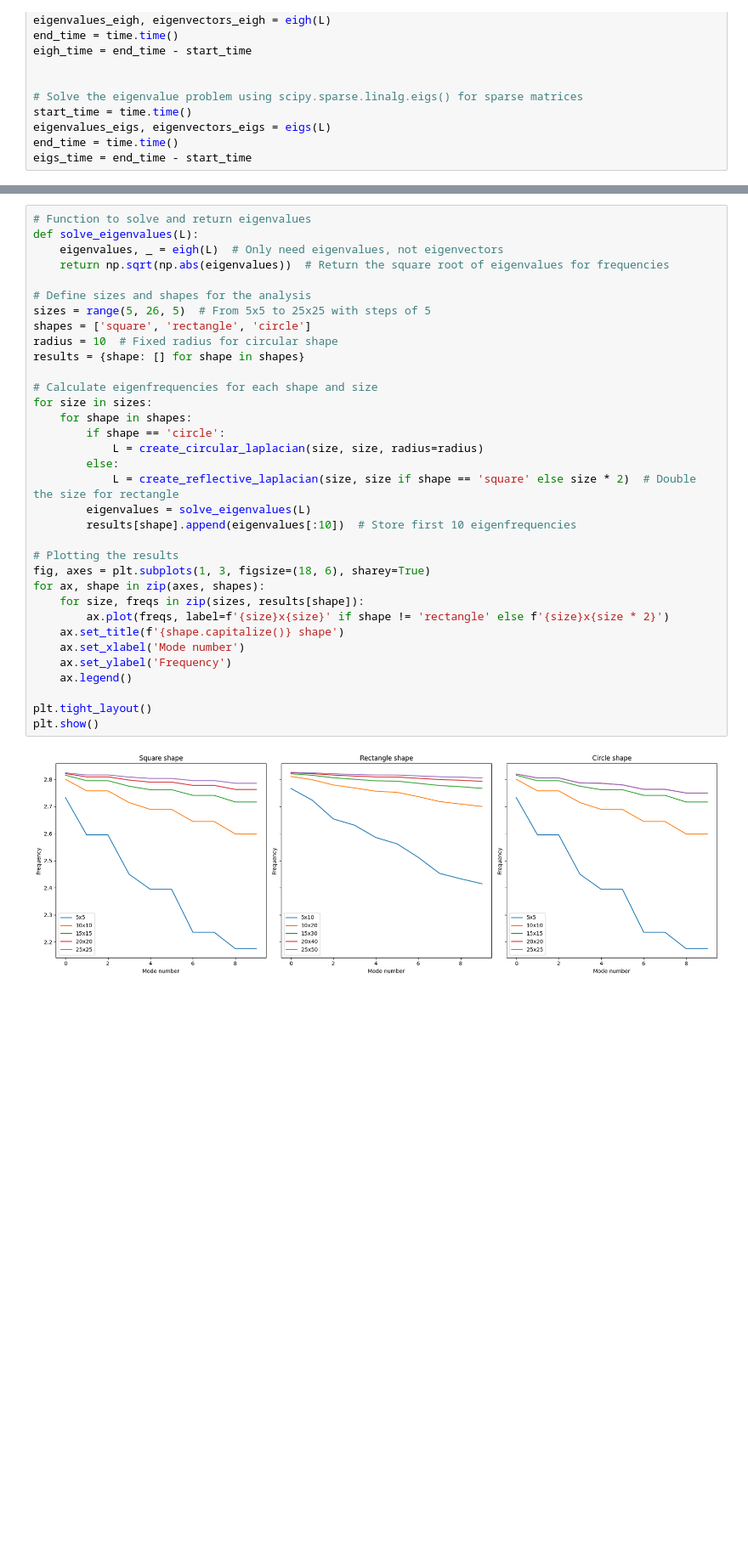
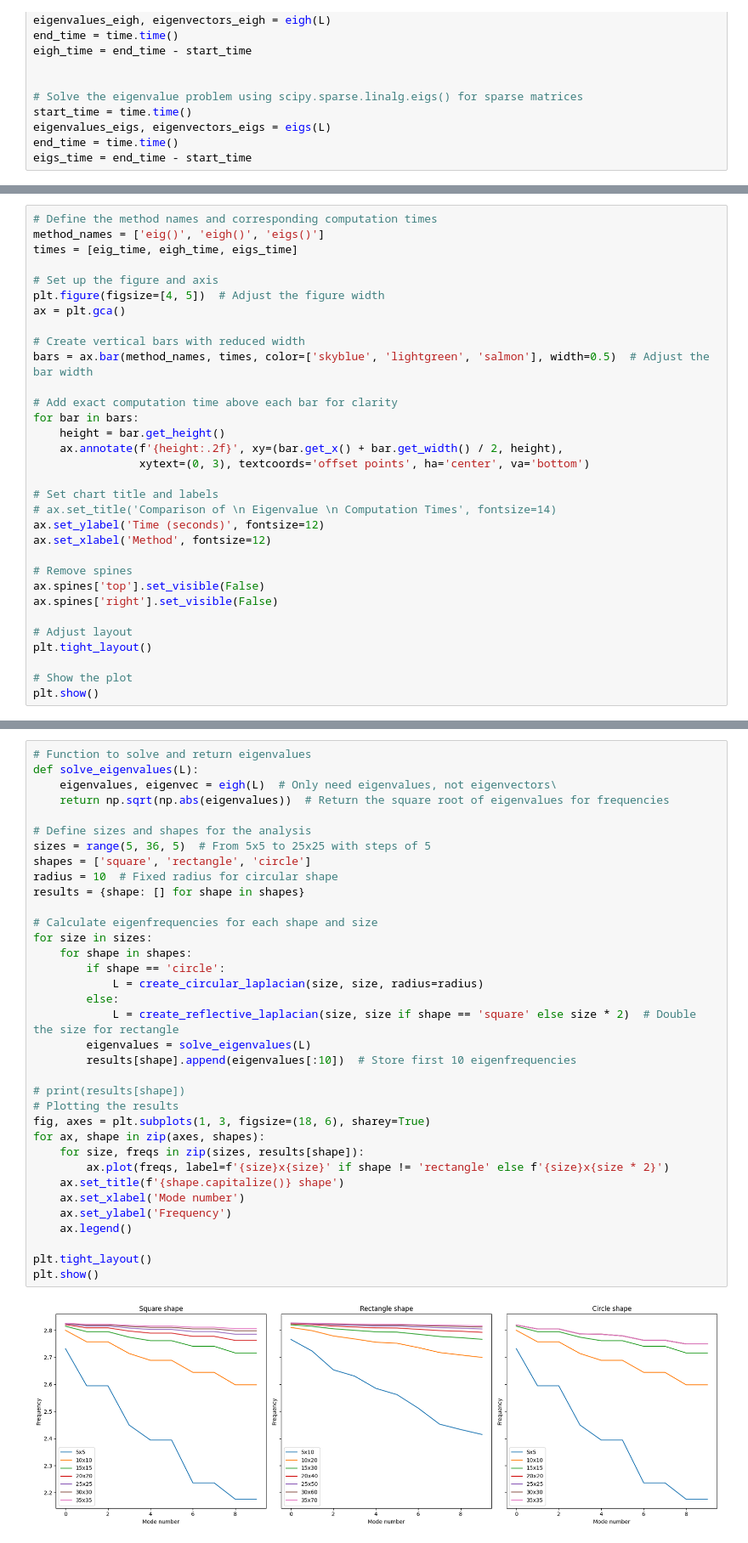
Before and after one commit to koenweverink/ScientificComputing, a Jupyter notebook: Set3.ipynb, the cells around one changed output, grey strips where cells are left out. Shown at 85% size. Saved outputs shown, nothing was run; the diff lists cells and outputs as text; blank space fills up the shorter version.

```diff
--- a/Set3.ipynb
+++ b/Set3.ipynb
@@ -264,0 +388,32 @@ plt.show()
+# %%
+# Define the method names and corresponding computation times
+method_names = ['eig()', 'eigh()', 'eigs()']
+times = [eig_time, eigh_time, eigs_time]
+
+# Set up the figure and axis
+plt.figure(figsize=[4, 5])  # Adjust the figure width
+ax = plt.gca()
+
+# Create vertical bars with reduced width
+bars = ax.bar(method_names, times, color=['skyblue', 'lightgreen', 'salmon'], width=0.5)  # Adjust the bar width
+
+# Add exact computation time above each bar for clarity
+for bar in bars:
+    height = bar.get_height()
+    ax.annotate(f'{height:.2f}', xy=(bar.get_x() + bar.get_width() / 2, height),
+                xytext=(0, 3), textcoords='offset points', ha='center', va='bottom')
+
+# Set chart title and labels
+# ax.set_title('Comparison of \n Eigenvalue \n Computation Times', fontsize=14)
+ax.set_ylabel('Time (seconds)', fontsize=12)
+ax.set_xlabel('Method', fontsize=12)
+
+# Remove spines
+ax.spines['top'].set_visible(False)
+ax.spines['right'].set_visible(False)
+
+# Adjust layout
+plt.tight_layout()
+
+# Show the plot
+plt.show()
@@ -265,36 +422,37 @@ plt.show()
 # %%
 # Function to solve and return eigenvalues
 def solve_eigenvalues(L):
-    eigenvalues, _ = eigh(L)  # Only need eigenvalues, not eigenvectors
+    eigenvalues, eigenvec = eigh(L)  # Only need eigenvalues, not eigenvectors\
     return np.sqrt(np.abs(eigenvalues))  # Return the square root of eigenvalues for frequencies
 
 # Define sizes and shapes for the analysis
-sizes = range(5, 26, 5)  # From 5x5 to 25x25 with steps of 5
+sizes = range(5, 36, 5)  # From 5x5 to 25x25 with steps of 5
 shapes = ['square', 'rectangle', 'circle']
 radius = 10  # Fixed radius for circular shape
 results = {shape: [] for shape in shapes}
 
 # Calculate eigenfrequencies for each shape and size
 for size in sizes:
     for shape in shapes:
         if shape == 'circle':
             L = create_circular_laplacian(size, size, radius=radius)
         else:
             L = create_reflective_laplacian(size, size if shape == 'square' else size * 2)  # Double the size for rectangle
         eigenvalues = solve_eigenvalues(L)
         results[shape].append(eigenvalues[:10])  # Store first 10 eigenfrequencies
 
+# print(results[shape])
 # Plotting the results
 fig, axes = plt.subplots(1, 3, figsize=(18, 6), sharey=True)
 for ax, shape in zip(axes, shapes):
     for size, freqs in zip(sizes, results[shape]):
         ax.plot(freqs, label=f'{size}x{size}' if shape != 'rectangle' else f'{size}x{size * 2}')
     ax.set_title(f'{shape.capitalize()} shape')
     ax.set_xlabel('Mode number')
     ax.set_ylabel('Frequency')
     ax.legend()
 
 plt.tight_layout()
 plt.show()
 # %% [output]
-[figure, old version]
+[figure, new version]
```
Also changed, not shown: parts of 11 cells of this notebook.
